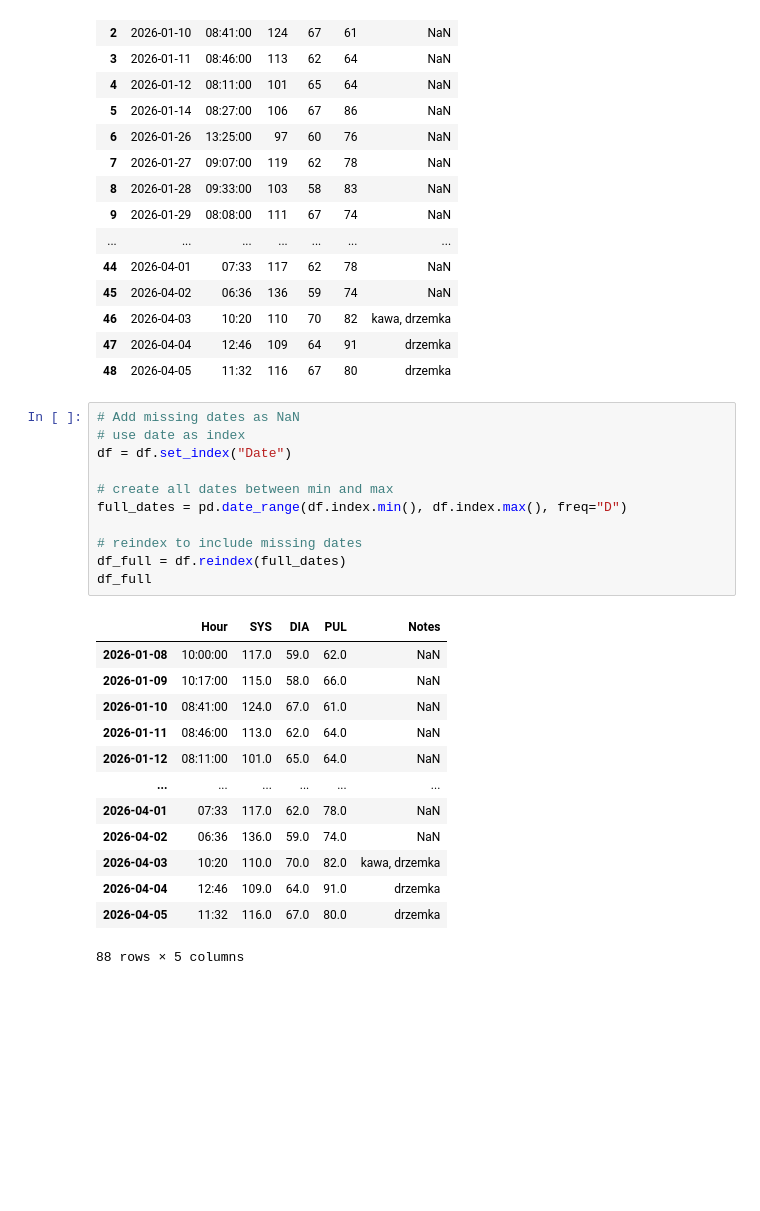
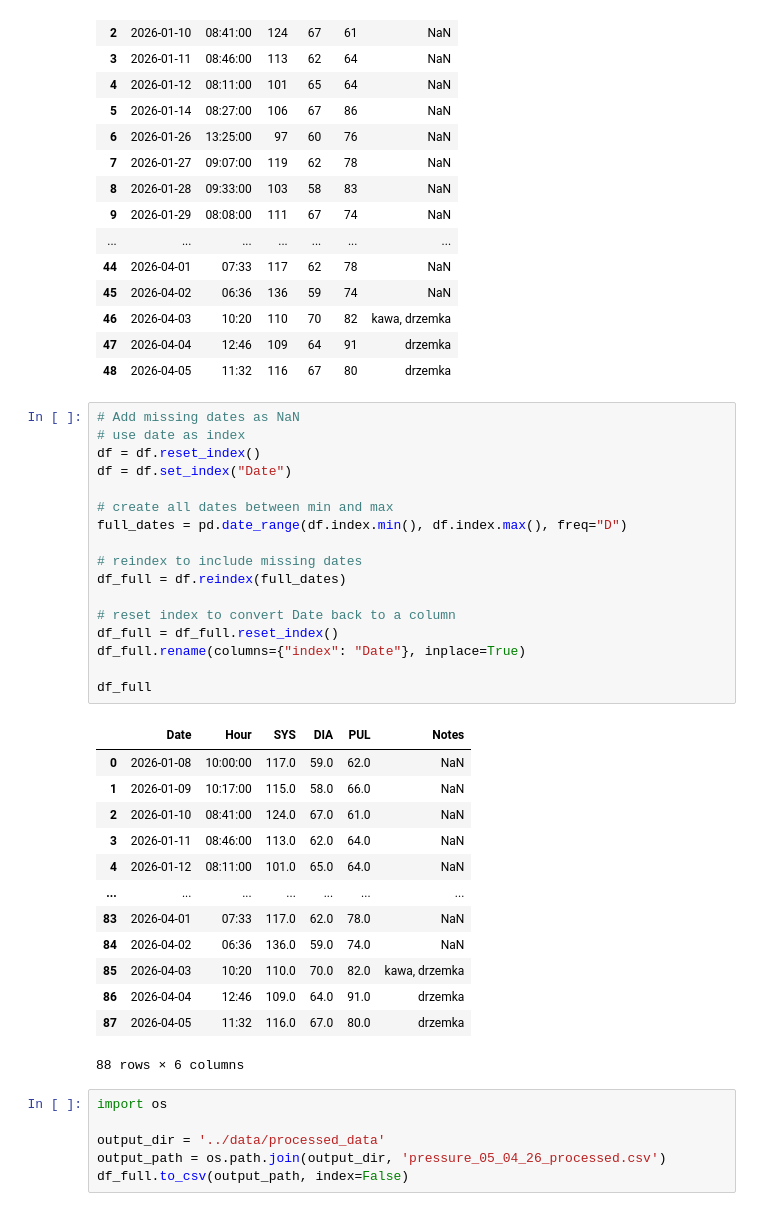
Before and after one commit to maciejleszek/bachelor-thesis, a Jupyter notebook: test-notebooks/test-pressure.ipynb, the cells around one changed output. Drawn from its saved outputs; the diff is of its cells as text; blank space fills up the shorter version.

```diff
--- a/test-notebooks/test-pressure.ipynb
+++ b/test-notebooks/test-pressure.ipynb
@@ -25,31 +25,43 @@ df
 | 46 | 2026-04-03 | 10:20 | 110 | 70 | 82 | kawa, drzemka |
 | 47 | 2026-04-04 | 12:46 | 109 | 64 | 91 | drzemka |
 | 48 | 2026-04-05 | 11:32 | 116 | 67 | 80 | drzemka |
-# %%
-# Add missing dates as NaN
-# use date as index
-df = df.set_index("Date")
-
-# create all dates between min and max
-full_dates = pd.date_range(df.index.min(), df.index.max(), freq="D")
-
-# reindex to include missing dates
-df_full = df.reindex(full_dates)
-df_full
-# %% [output]
-|  | Hour | SYS | DIA | PUL | Notes |
-| 2026-01-08 | 10:00:00 | 117.0 | 59.0 | 62.0 | NaN |
-| 2026-01-09 | 10:17:00 | 115.0 | 58.0 | 66.0 | NaN |
-| 2026-01-10 | 08:41:00 | 124.0 | 67.0 | 61.0 | NaN |
-| 2026-01-11 | 08:46:00 | 113.0 | 62.0 | 64.0 | NaN |
-| 2026-01-12 | 08:11:00 | 101.0 | 65.0 | 64.0 | NaN |
-| ... | ... | ... | ... | ... | ... |
-| 2026-04-01 | 07:33 | 117.0 | 62.0 | 78.0 | NaN |
-| 2026-04-02 | 06:36 | 136.0 | 59.0 | 74.0 | NaN |
-| 2026-04-03 | 10:20 | 110.0 | 70.0 | 82.0 | kawa, drzemka |
-| 2026-04-04 | 12:46 | 109.0 | 64.0 | 91.0 | drzemka |
-| 2026-04-05 | 11:32 | 116.0 | 67.0 | 80.0 | drzemka |
-88 rows × 5 columns
+# %%
+# Add missing dates as NaN
+# use date as index
+df = df.reset_index()
+df = df.set_index("Date")
+
+# create all dates between min and max
+full_dates = pd.date_range(df.index.min(), df.index.max(), freq="D")
+
+# reindex to include missing dates
+df_full = df.reindex(full_dates)
+
+# reset index to convert Date back to a column
+df_full = df_full.reset_index()
+df_full.rename(columns={"index": "Date"}, inplace=True)
+
+df_full
+# %% [output]
+|  | Date | Hour | SYS | DIA | PUL | Notes |
+| 0 | 2026-01-08 | 10:00:00 | 117.0 | 59.0 | 62.0 | NaN |
+| 1 | 2026-01-09 | 10:17:00 | 115.0 | 58.0 | 66.0 | NaN |
+| 2 | 2026-01-10 | 08:41:00 | 124.0 | 67.0 | 61.0 | NaN |
+| 3 | 2026-01-11 | 08:46:00 | 113.0 | 62.0 | 64.0 | NaN |
+| 4 | 2026-01-12 | 08:11:00 | 101.0 | 65.0 | 64.0 | NaN |
+| ... | ... | ... | ... | ... | ... | ... |
+| 83 | 2026-04-01 | 07:33 | 117.0 | 62.0 | 78.0 | NaN |
+| 84 | 2026-04-02 | 06:36 | 136.0 | 59.0 | 74.0 | NaN |
+| 85 | 2026-04-03 | 10:20 | 110.0 | 70.0 | 82.0 | kawa, drzemka |
+| 86 | 2026-04-04 | 12:46 | 109.0 | 64.0 | 91.0 | drzemka |
+| 87 | 2026-04-05 | 11:32 | 116.0 | 67.0 | 80.0 | drzemka |
+88 rows × 6 columns
+# %%
+import os
+
+output_dir = '../data/processed_data'
+output_path = os.path.join(output_dir, 'pressure_05_04_26_processed.csv')
+df_full.to_csv(output_path, index=False)
 # %%
 # Graphs
 import matplotlib.pyplot as plt
```
Also changed, not shown: parts of 1 cell of this notebook.
